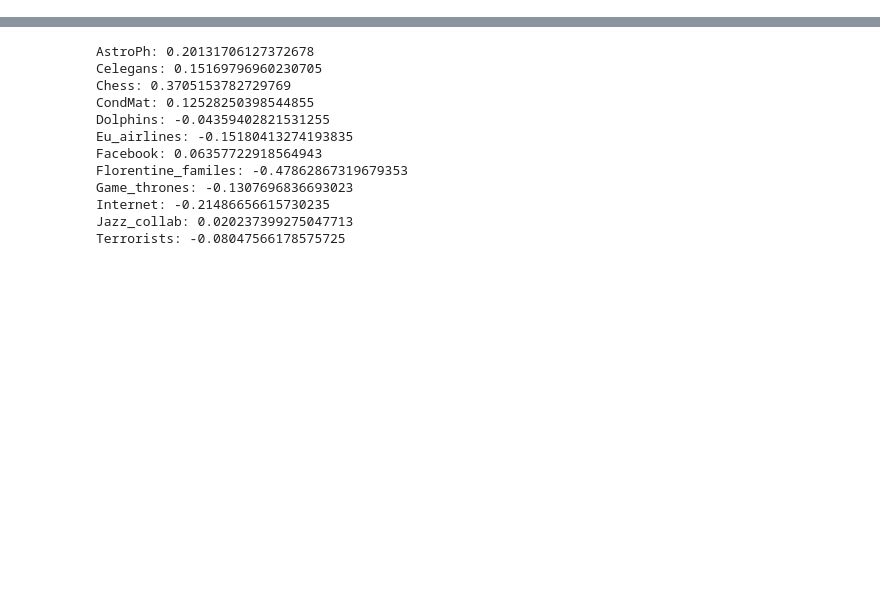
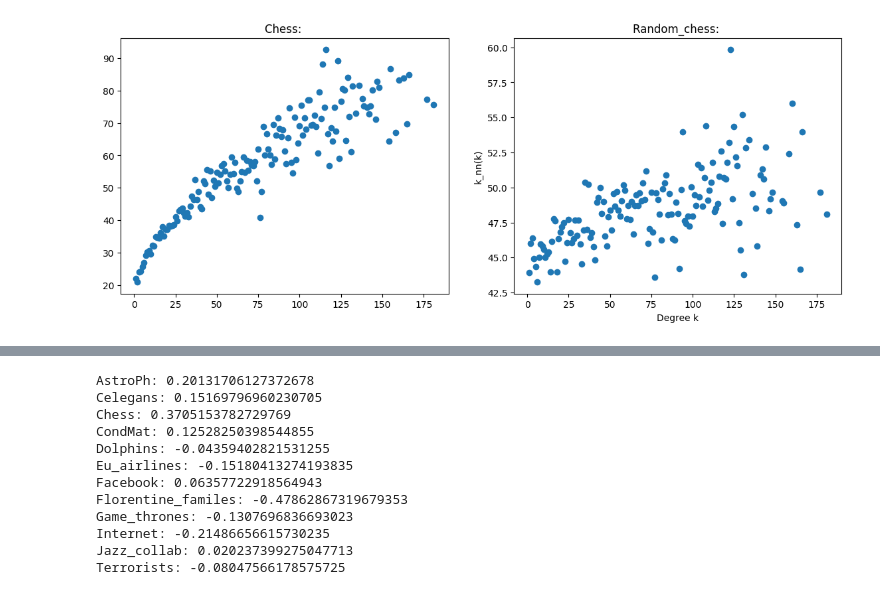
Before and after one commit to huyim/Netsci, a Jupyter notebook: Assi2/Hu_Yiming_EX2.ipynb, the cells around one changed output, grey strips where cells are left out. Cells and saved outputs as stored; diff of their text form; code cells hidden in the pictures; blank space fills up the shorter version.

```diff
--- a/Assi2/Hu_Yiming_EX2.ipynb
+++ b/Assi2/Hu_Yiming_EX2.ipynb
@@ -141,0 +76,4 @@ Blue: Real; Orange: random
+# %%
+ave_deg("Chess: ", "Random_chess: ", g_chess, grnd_chess)
+# %% [output]
+[figure, added]
```
Also changed, not shown: parts of 24 cells of this notebook.
